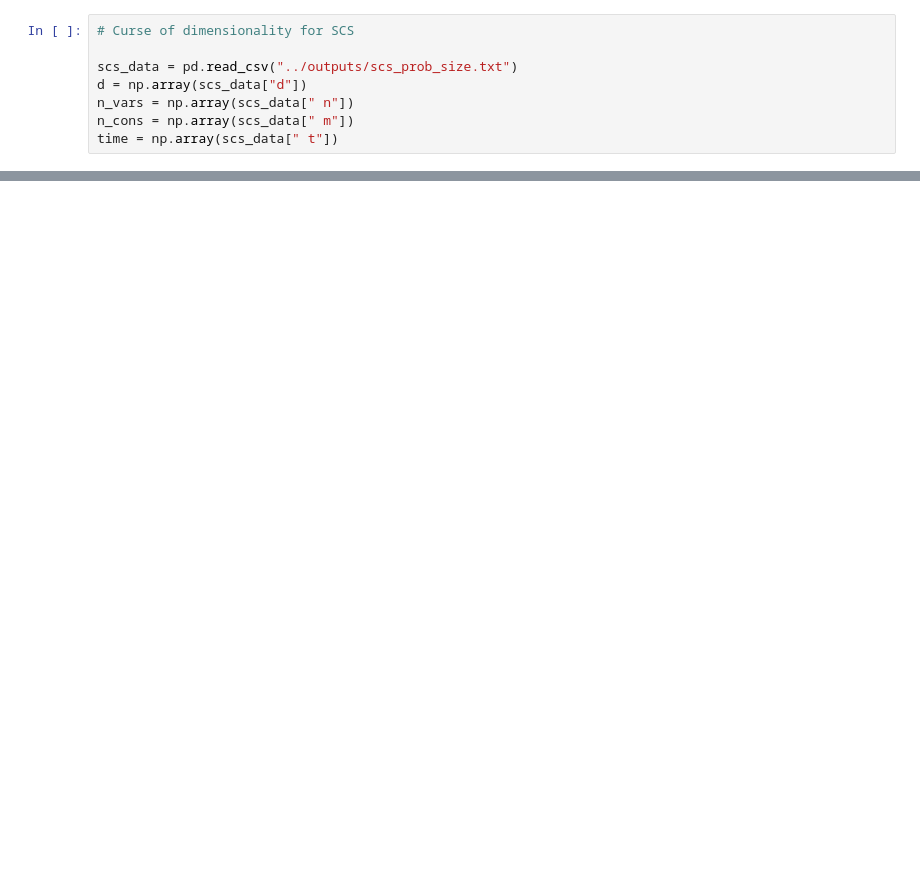
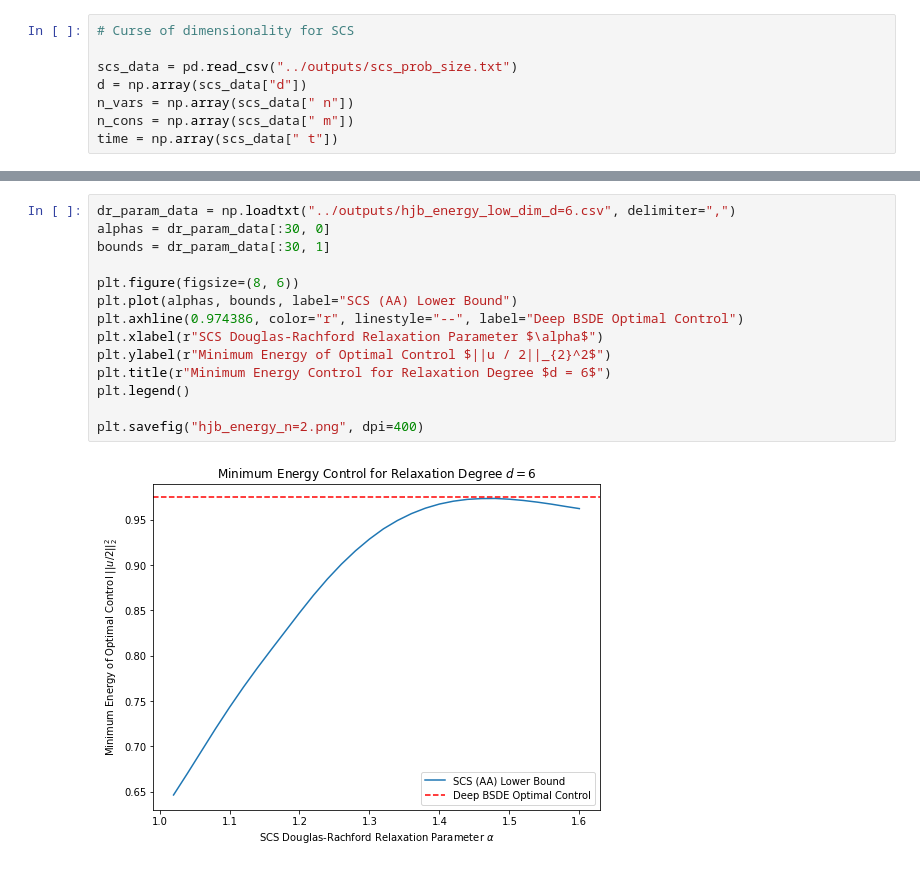
Before and after one commit to jakehofgard/sdp_pdes, a Jupyter notebook: plots/plotting.ipynb, the cells around one changed output, grey strips where cells are left out. Saved outputs shown, nothing was run; the diff lists cells and outputs as text; blank space fills up the shorter version.

Commit message:
Additionally energy tests, hyperparameter tuning

```diff
--- a/plots/plotting.ipynb
+++ b/plots/plotting.ipynb
@@ -77,0 +67,16 @@ Name:  n, dtype: int64
+# %%
+dr_param_data = np.loadtxt("../outputs/hjb_energy_low_dim_d=6.csv", delimiter=",")
+alphas = dr_param_data[:30, 0]
+bounds = dr_param_data[:30, 1]
+
+plt.figure(figsize=(8, 6))
+plt.plot(alphas, bounds, label="SCS (AA) Lower Bound")
+plt.axhline(0.974386, color="r", linestyle="--", label="Deep BSDE Optimal Control")
+plt.xlabel(r"SCS Douglas-Rachford Relaxation Parameter $\alpha$")
+plt.ylabel(r"Minimum Energy of Optimal Control $||u / 2||_{2}^2$")
+plt.title(r"Minimum Energy Control for Relaxation Degree $d = 6$")
+plt.legend()
+
+plt.savefig("hjb_energy_n=2.png", dpi=400)
+# %% [output]
+[figure, added]
```
Also changed, not shown: parts of 4 cells of this notebook, 14 other files.
